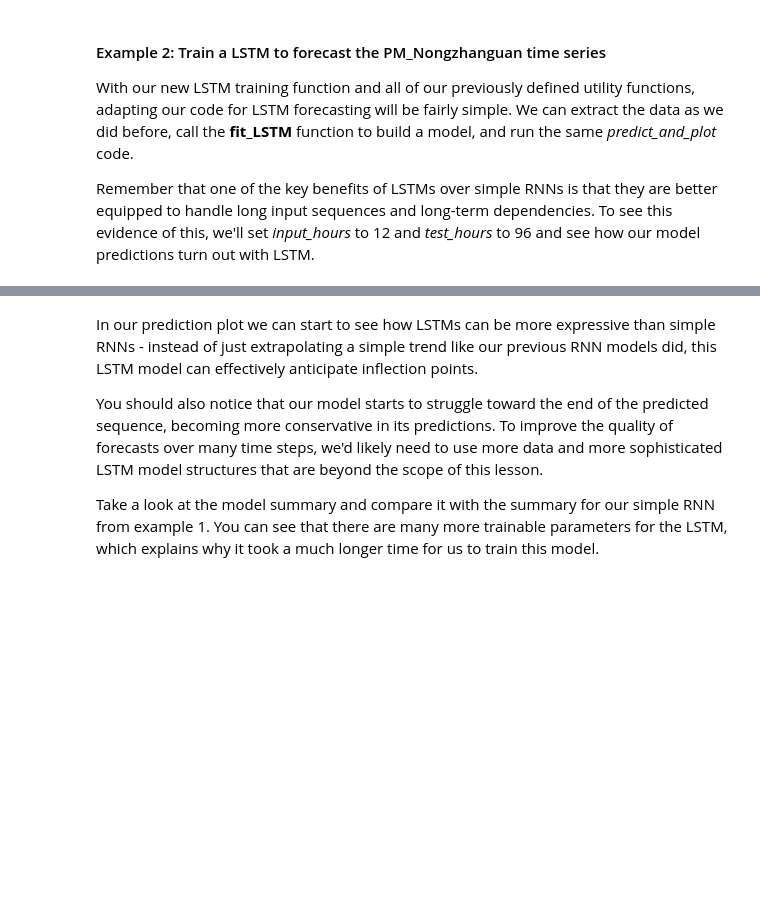
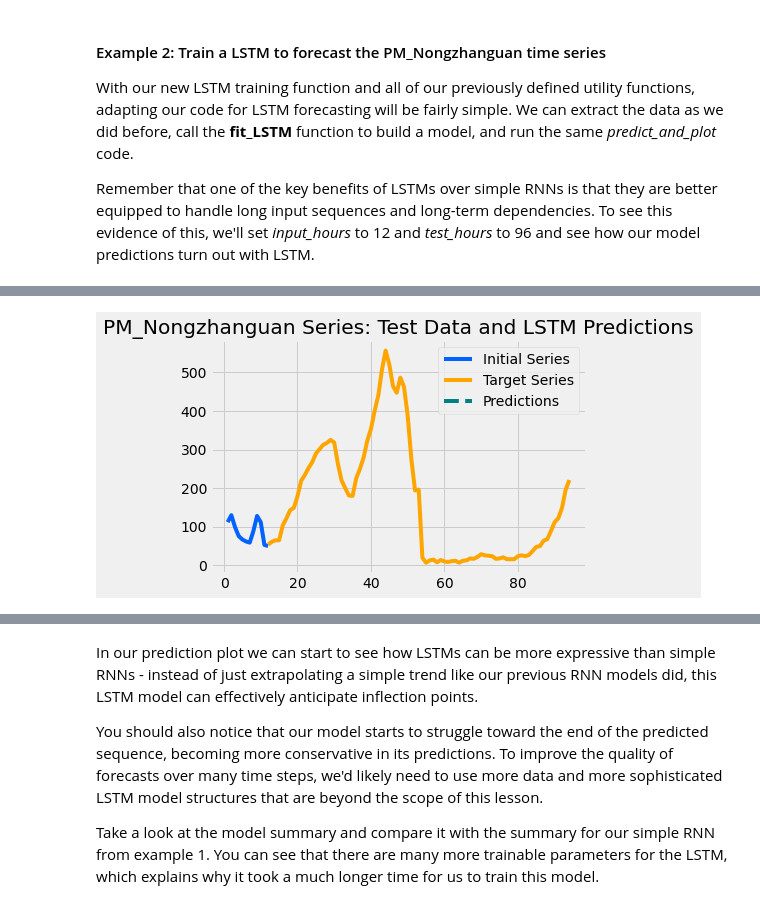
Before and after one commit to HyosikMoon/Coursera, a Jupyter notebook: Machine_Learning/Course6_Time_Series_and_Survival_Analysis/Deep_Learning_for_Forecasting/06g_DEMO_Deep_Learning.ipynb, the cells around one changed output, grey strips where cells are left out. Saved outputs shown, nothing was run; the diff lists cells and outputs as text; code cells hidden in the pictures; blank space fills up the shorter version.

```diff
--- a/Machine_Learning/Course6_Time_Series_and_Survival_Analysis/Deep_Learning_for_Forecasting/06g_DEMO_Deep_Learning.ipynb
+++ b/Machine_Learning/Course6_Time_Series_and_Survival_Analysis/Deep_Learning_for_Forecasting/06g_DEMO_Deep_Learning.ipynb
@@ -744,0 +863,8 @@ predict_and_plot(test_X_init, test_y, model,
+# %%
+series_days = 100
+input_hours = 12
+test_hours = 96
+
+train_X, test_X_init, train_y, test_y = \
+    (get_train_test_data(df_Beijing, 'PM_Nongzhanguan', series_days,
+                         input_hours, test_hours))
@@ -744,0 +875,5 @@ predict_and_plot(test_X_init, test_y, model,
+# %%
+predict_and_plot(test_X_init, test_y, model,
+                 'PM_Nongzhanguan Series: Test Data and LSTM Predictions')
+# %% [output]
+[figure, added]
```
Also changed, not shown: parts of 20 cells of this notebook.
